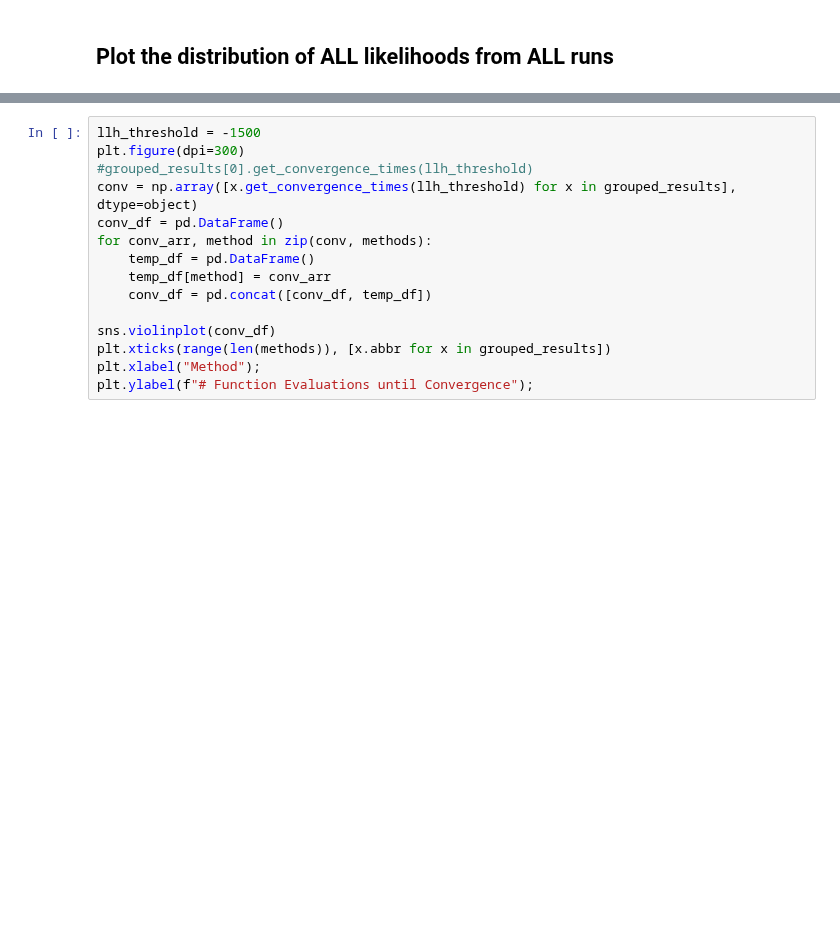
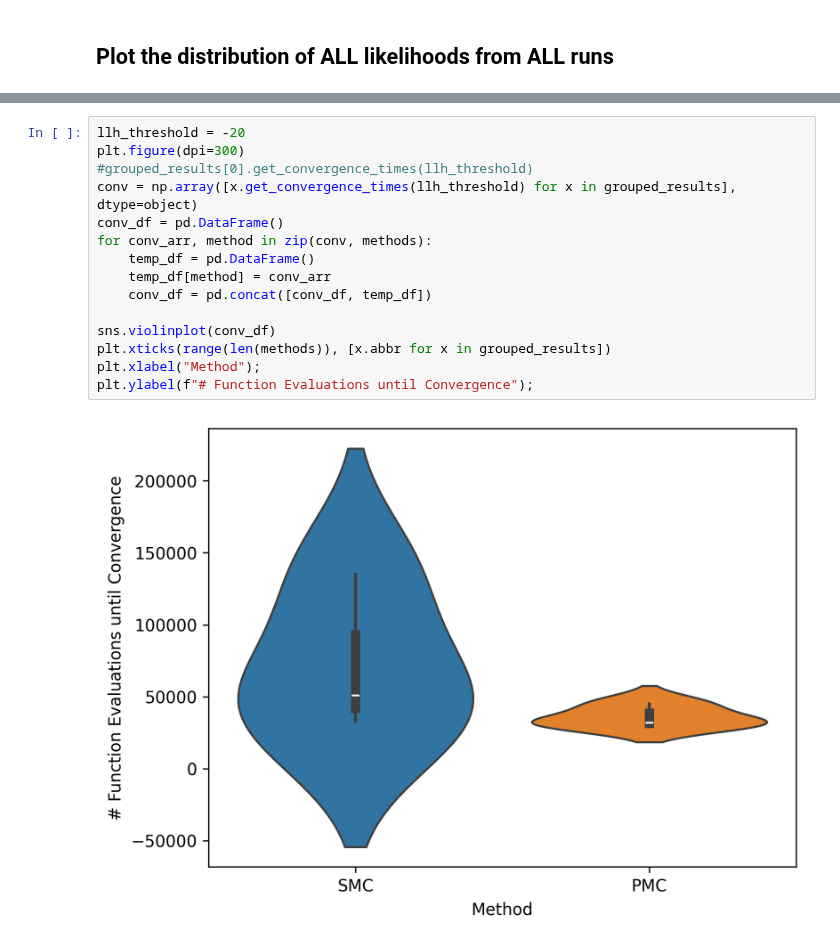
Before and after one commit to LarkinIt/BayesianBenchmark, a Jupyter notebook: compare_methods.ipynb, the cells around one changed output, grey strips where cells are left out. Cells and saved outputs as stored; diff of their text form; blank space fills up the shorter version.

```diff
--- a/compare_methods.ipynb
+++ b/compare_methods.ipynb
@@ -82,15 +80,17 @@ MAX NUM FUNC CALLS: 5672000
 # %%
-llh_threshold = -1500
+llh_threshold = -20
 plt.figure(dpi=300)
 #grouped_results[0].get_convergence_times(llh_threshold)
 conv = np.array([x.get_convergence_times(llh_threshold) for x in grouped_results], dtype=object)
 conv_df = pd.DataFrame()
 for conv_arr, method in zip(conv, methods):
 	temp_df = pd.DataFrame()
 	temp_df[method] = conv_arr
 	conv_df = pd.concat([conv_df, temp_df])
 
 sns.violinplot(conv_df)
 plt.xticks(range(len(methods)), [x.abbr for x in grouped_results])
 plt.xlabel("Method");
 plt.ylabel(f"# Function Evaluations until Convergence");
+# %% [output]
+[figure, added]
```
Also changed, not shown: parts of 4 cells of this notebook, 1 other file.
